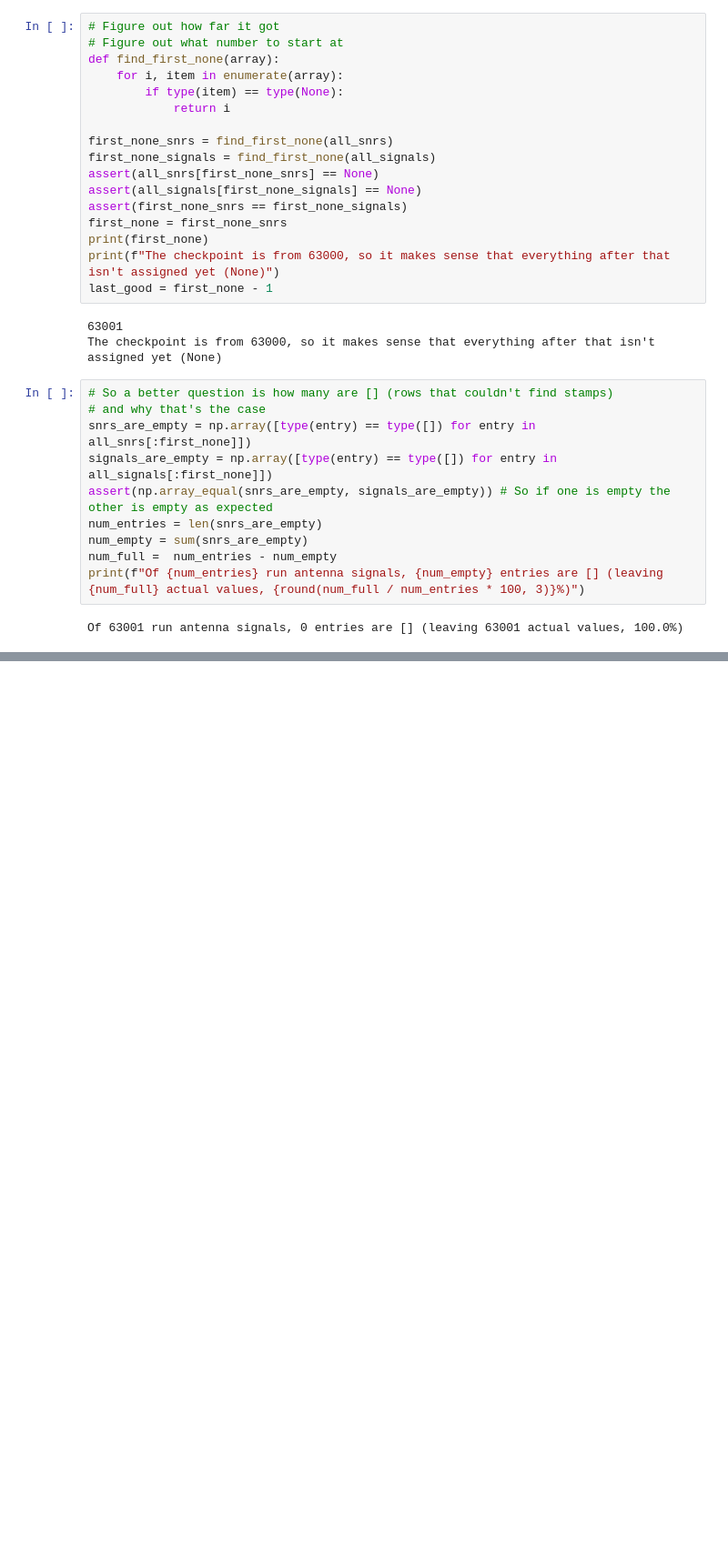
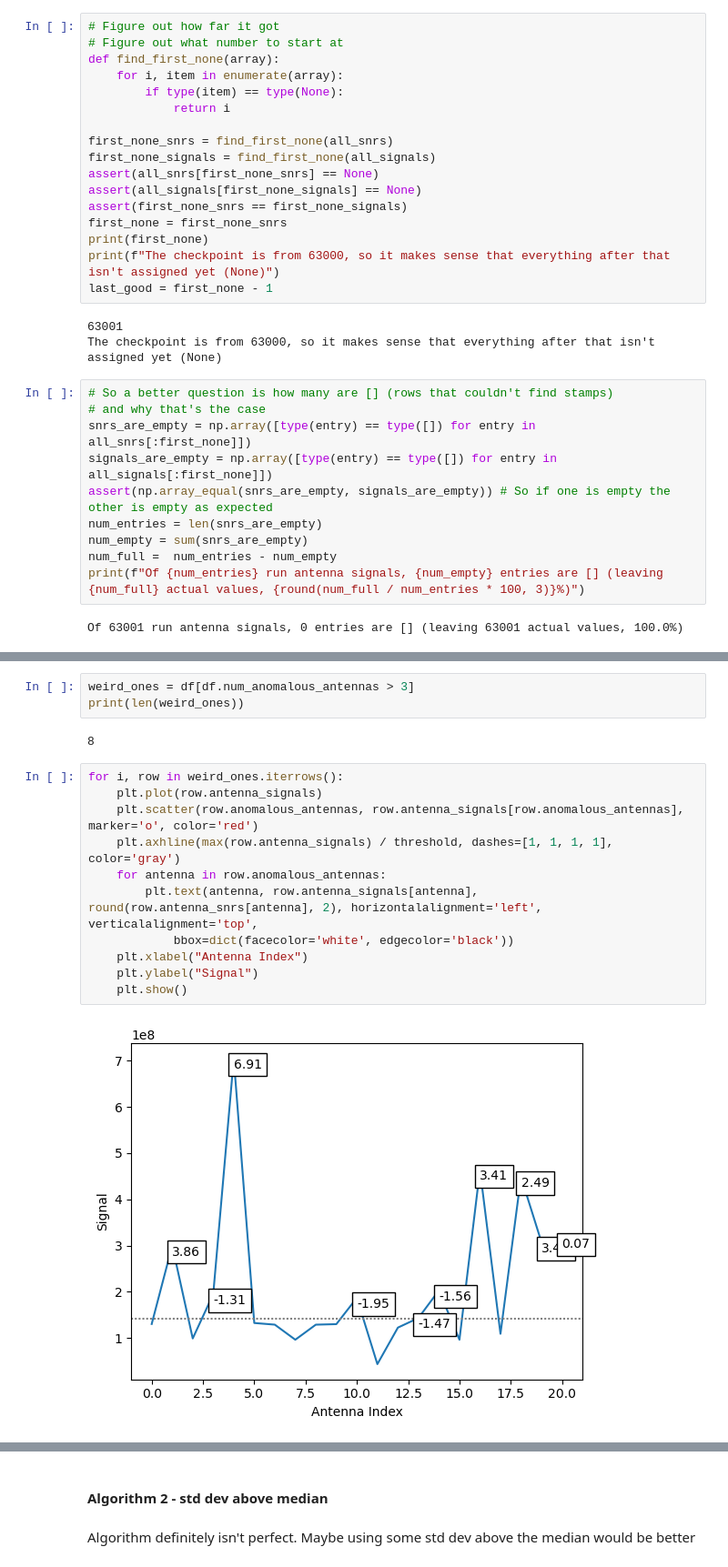
Before and after one commit to talonmyburgh/BL-COSMIC-HighFreq-Search, a Jupyter notebook: stamps/analyze_sarfi_results.ipynb, the cells around one changed output, grey strips where cells are left out. Shown at 91% size. Saved outputs shown, nothing was run; the diff lists cells and outputs as text; blank space fills up the shorter version.

```diff
--- a/stamps/analyze_sarfi_results.ipynb
+++ b/stamps/analyze_sarfi_results.ipynb
@@ -50,0 +154,18 @@ Of 63001 run antenna signals, 0 entries are [] (leaving 63001 actual values, 100
+# %%
+weird_ones = df[df.num_anomalous_antennas > 3]
+print(len(weird_ones))
+# %% [output]
+8
+# %%
+for i, row in weird_ones.iterrows():
+    plt.plot(row.antenna_signals)
+    plt.scatter(row.anomalous_antennas, row.antenna_signals[row.anomalous_antennas], marker='o', color='red')
+    plt.axhline(max(row.antenna_signals) / threshold, dashes=[1, 1, 1, 1], color='gray')
+    for antenna in row.anomalous_antennas:
+        plt.text(antenna, row.antenna_signals[antenna], round(row.antenna_snrs[antenna], 2), horizontalalignment='left', verticalalignment='top',
+            bbox=dict(facecolor='white', edgecolor='black'))
+    plt.xlabel("Antenna Index")
+    plt.ylabel("Signal")
+    plt.show()
+# %% [output]
+[figure, added]
@@ -50,0 +179,4 @@ Of 63001 run antenna signals, 0 entries are [] (leaving 63001 actual values, 100
+# %% [markdown]
+#### Algorithm 2 - std dev above median
+# %% [markdown]
+Algorithm definitely isn't perfect. Maybe using some std dev above the median would be better
```
Also changed, not shown: parts of 36 cells of this notebook, 9 other files.
